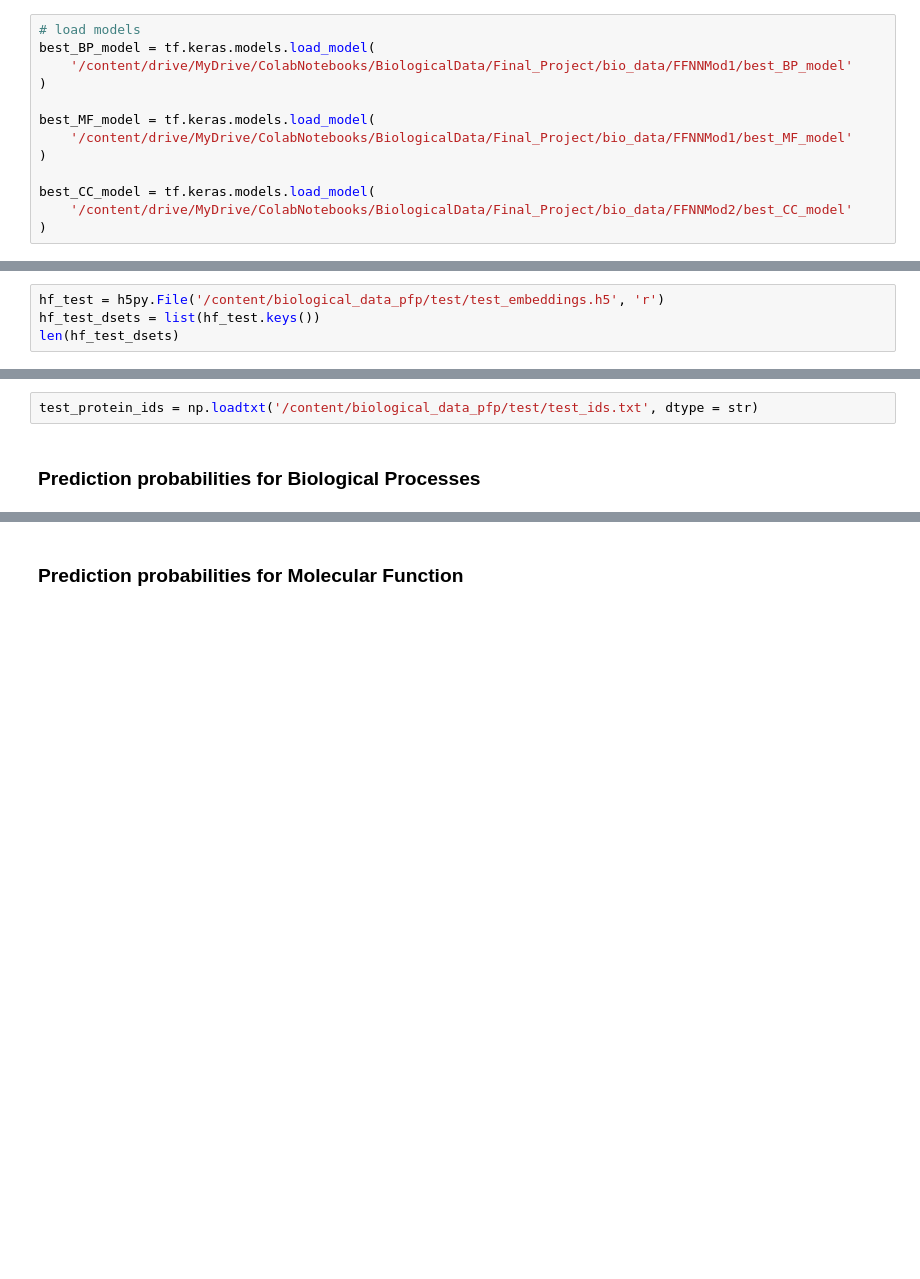
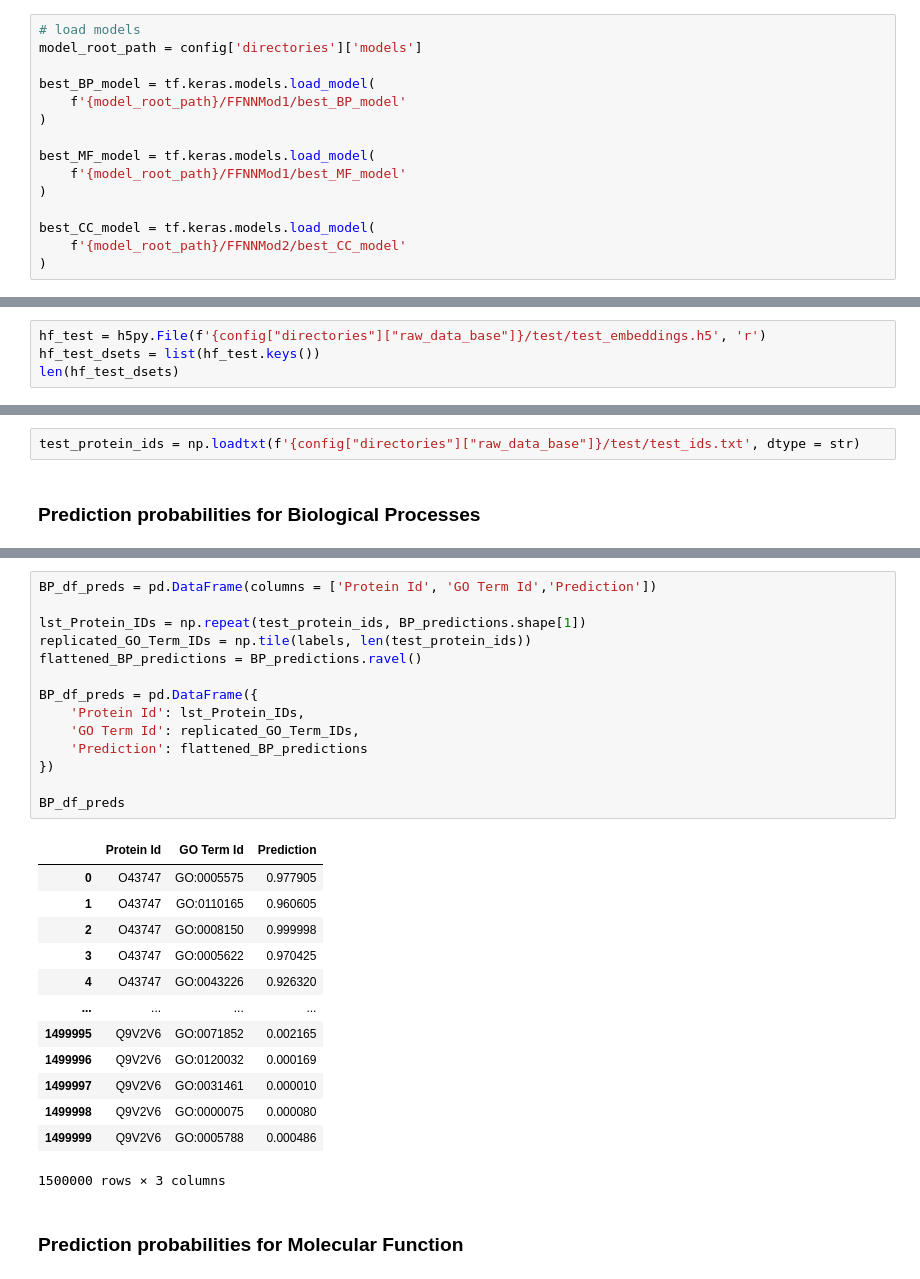
Before and after one commit to Donce530/BiologicalData_PFP, a Jupyter notebook: notebooks/BD_Final_Project.ipynb, the cells around one changed output, grey strips where cells are left out. Drawn from its saved outputs; the diff is of its cells as text; blank space fills up the shorter version.

```diff
--- a/notebooks/BD_Final_Project.ipynb
+++ b/notebooks/BD_Final_Project.ipynb
@@ -123,22 +102,24 @@ For cellular component thhe F1 score obtained was 0.50483.
 We will now load these best models and use them on the test set.
 # %%
 # load models
+model_root_path = config['directories']['models']
+
 best_BP_model = tf.keras.models.load_model(
-    '/content/drive/MyDrive/ColabNotebooks/BiologicalData/Final_Project/bio_data/FFNNMod1/best_BP_model'
+    f'{model_root_path}/FFNNMod1/best_BP_model'
 )
 
 best_MF_model = tf.keras.models.load_model(
-    '/content/drive/MyDrive/ColabNotebooks/BiologicalData/Final_Project/bio_data/FFNNMod1/best_MF_model'
+    f'{model_root_path}/FFNNMod1/best_MF_model'
 )
 
 best_CC_model = tf.keras.models.load_model(
-    '/content/drive/MyDrive/ColabNotebooks/BiologicalData/Final_Project/bio_data/FFNNMod2/best_CC_model'
+    f'{model_root_path}/FFNNMod2/best_CC_model'
 )
 # %% [markdown]
 ## Testing the models
 
 For testing we use the test embeddings provided in the specification of the project
 # %%
-hf_test = h5py.File('/content/biological_data_pfp/test/test_embeddings.h5', 'r')
+hf_test = h5py.File(f'{config["directories"]["raw_data_base"]}/test/test_embeddings.h5', 'r')
 hf_test_dsets = list(hf_test.keys())
 len(hf_test_dsets)
@@ -163,5 +159,5 @@ CC_predictions =  best_CC_model.predict(test_embed_df)
 # %%
-test_protein_ids = np.loadtxt('/content/biological_data_pfp/test/test_ids.txt', dtype = str)
+test_protein_ids = np.loadtxt(f'{config["directories"]["raw_data_base"]}/test/test_ids.txt', dtype = str)
 # %% [markdown]
 ### Prediction probabilities for Biological Processes
 # %%
@@ -178,3 +181,31 @@ BP_df_preds.to_csv("BioProcesses_Predictions.tsv",header=False, index=False, sep
+# %%
+BP_df_preds = pd.DataFrame(columns = ['Protein Id', 'GO Term Id','Prediction'])
+
+lst_Protein_IDs = np.repeat(test_protein_ids, BP_predictions.shape[1])
+replicated_GO_Term_IDs = np.tile(labels, len(test_protein_ids))
+flattened_BP_predictions = BP_predictions.ravel()
+
+BP_df_preds = pd.DataFrame({
+    'Protein Id': lst_Protein_IDs,
+    'GO Term Id': replicated_GO_Term_IDs,
+    'Prediction': flattened_BP_predictions
+})
+
+BP_df_preds
+# %% [output]
+|  | Protein Id | GO Term Id | Prediction |
+| 0 | O43747 | GO:0005575 | 0.977905 |
+| 1 | O43747 | GO:0110165 | 0.960605 |
+| 2 | O43747 | GO:0008150 | 0.999998 |
+| 3 | O43747 | GO:0005622 | 0.970425 |
+| 4 | O43747 | GO:0043226 | 0.926320 |
+| ... | ... | ... | ... |
+| 1499995 | Q9V2V6 | GO:0071852 | 0.002165 |
+| 1499996 | Q9V2V6 | GO:0120032 | 0.000169 |
+| 1499997 | Q9V2V6 | GO:0031461 | 0.000010 |
+| 1499998 | Q9V2V6 | GO:0000075 | 0.000080 |
+| 1499999 | Q9V2V6 | GO:0005788 | 0.000486 |
+1500000 rows × 3 columns
 # %% [markdown]
 ### Prediction probabilities for Molecular Function
 # %%
```
Also changed, not shown: parts of 21 cells of this notebook, 9 other files.
